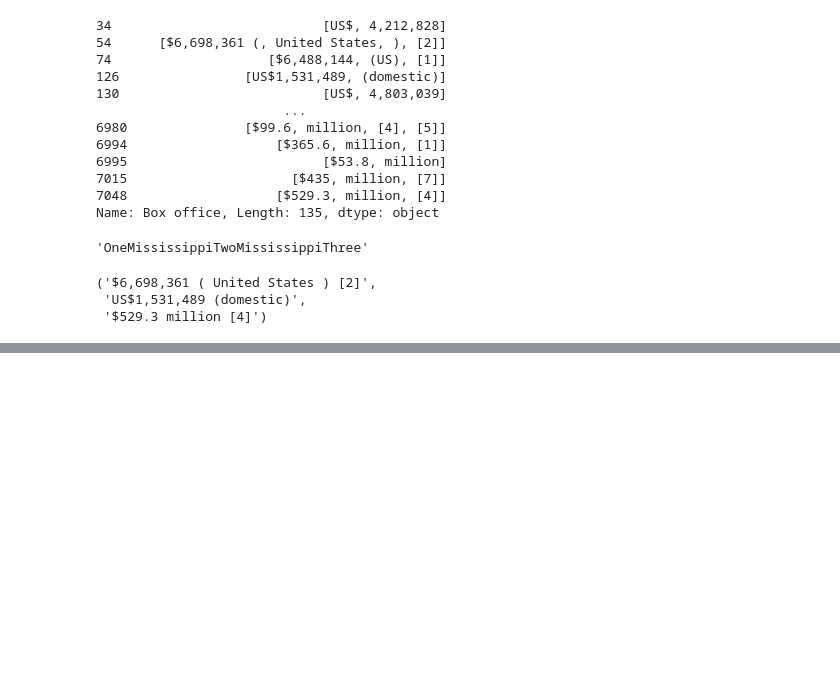
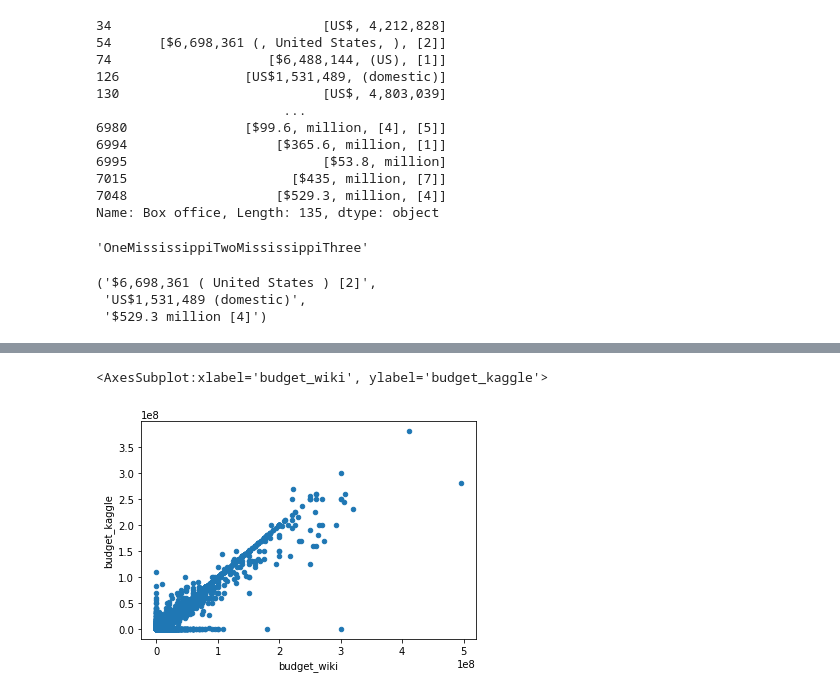
Before and after one commit to SzeWingChan/Movies-ETL, a Jupyter notebook: Module8.ipynb, the cells around one changed output, grey strips where cells are left out. Drawn from its saved outputs; the diff is of its cells as text; code cells hidden in the pictures; blank space fills up the shorter version.

```diff
--- a/Module8.ipynb
+++ b/Module8.ipynb
@@ -1135,0 +1654,6 @@ wiki_movies_df.drop('Box office', axis=1, inplace=True)
+# %%
+#Compare budget (use a scatter plot to see how similar the columns are to each other)
+movies_df.fillna(0).plot(x='budget_wiki', y='budget_kaggle', kind='scatter')
+# %% [output]
+<AxesSubplot:xlabel='budget_wiki', ylabel='budget_kaggle'>
+[figure, added]
```
Also changed, not shown: parts of 164 cells of this notebook.
